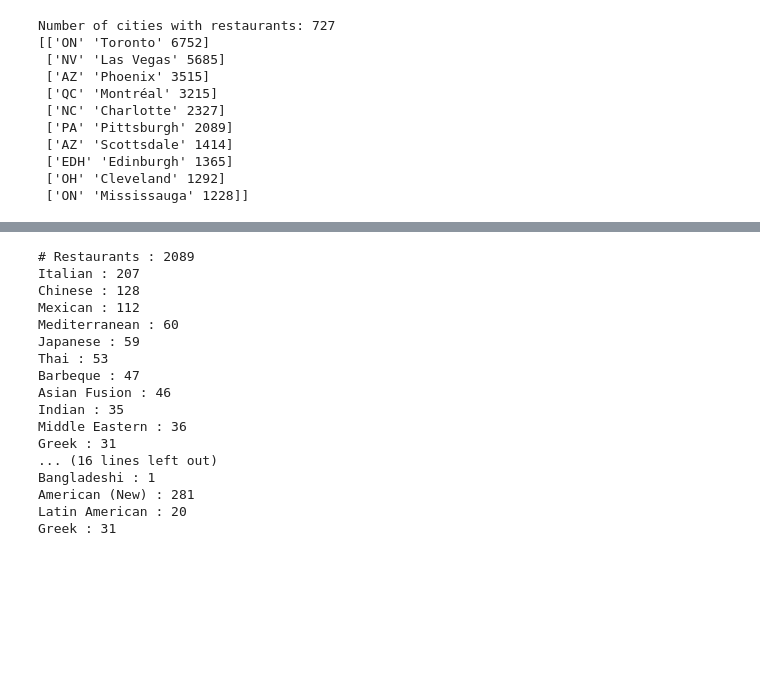
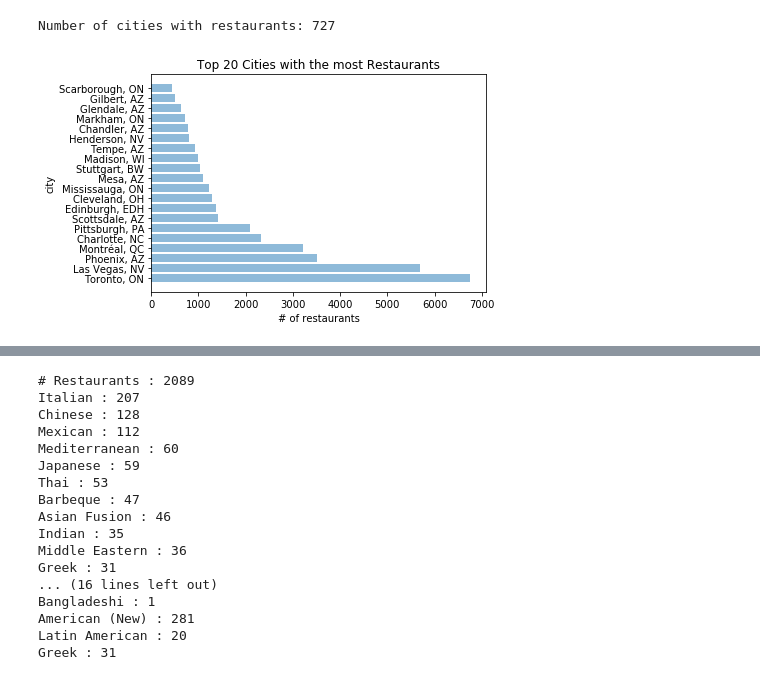
Before and after one commit to emily-jean/yelp-data-mining, a Jupyter notebook: project/update1.ipynb, the cells around one changed output, grey strips where cells are left out. Drawn from its saved outputs; the diff is of its cells as text; code cells hidden in the pictures; blank space fills up the shorter version.

Commit message:
adding visuals to notebook

```diff
--- a/project/update1.ipynb
+++ b/project/update1.ipynb
@@ -12,20 +14,27 @@ connection = engine.connect()
 #inspector = inspect(engine)
 #print("Tables in the database are " + str(inspector.get_table_names()))
 # %%
-# number of restaurants per city, read into a dataframe
+############ NUMBER OF RESTAURANTS PER CITY ############
+# read into a dataframe
 restaurants = pd.read_sql("SELECT business.state,business.city,COUNT(*) AS 'Number of Restaurants per City' FROM business INNER JOIN category on business.id = category.business_id WHERE category.category = 'Restaurants' GROUP BY business.state, business.city ORDER BY COUNT(*) DESC;", connection).values
 print("Number of cities with restaurants:", len(restaurants))
 
-print(restaurants[0:10])
+labels = []
+values = []
+for restaurant in restaurants[0:20]:
+    state = restaurant[0]
+    city = restaurant[1]
+    label = city + ", " + state
+    labels.append(label)
+    values.append(restaurant[2])
+
+y_pos = np.arange(len(labels))
+plt.barh(y_pos, values, align='center', alpha=0.5)
+plt.yticks(y_pos, labels)
+plt.xlabel('# of restaurants')
+plt.ylabel('city')
+plt.title('Top 20 Cities with the most Restaurants')
+plt.show()
 # %% [output]
 Number of cities with restaurants: 727
-[['ON' 'Toronto' 6752]
- ['NV' 'Las Vegas' 5685]
- ['AZ' 'Phoenix' 3515]
- ['QC' 'Montréal' 3215]
- ['NC' 'Charlotte' 2327]
- ['PA' 'Pittsburgh' 2089]
- ['AZ' 'Scottsdale' 1414]
- ['EDH' 'Edinburgh' 1365]
- ['OH' 'Cleveland' 1292]
- ['ON' 'Mississauga' 1228]]
+[figure, added]
```
Also changed, not shown: parts of 6 cells of this notebook.
